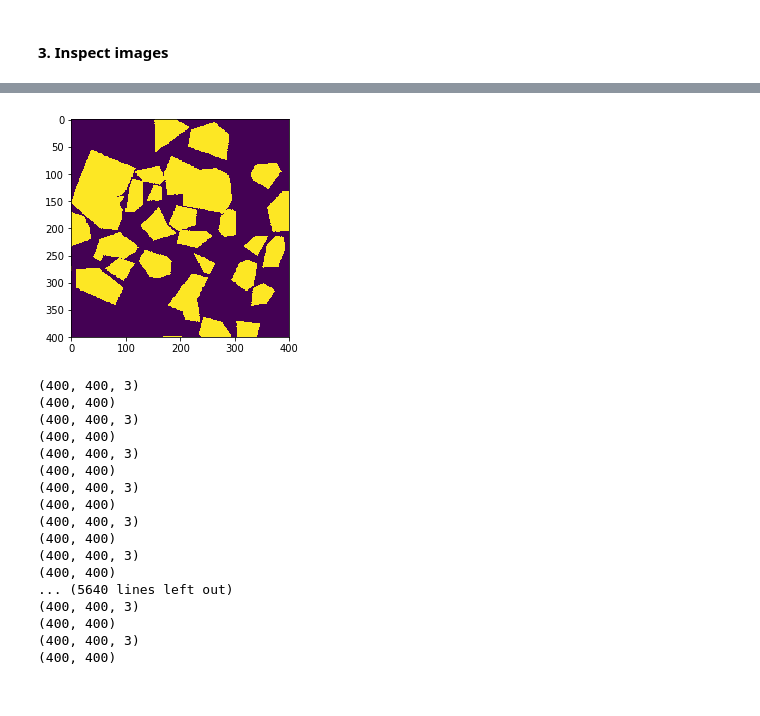
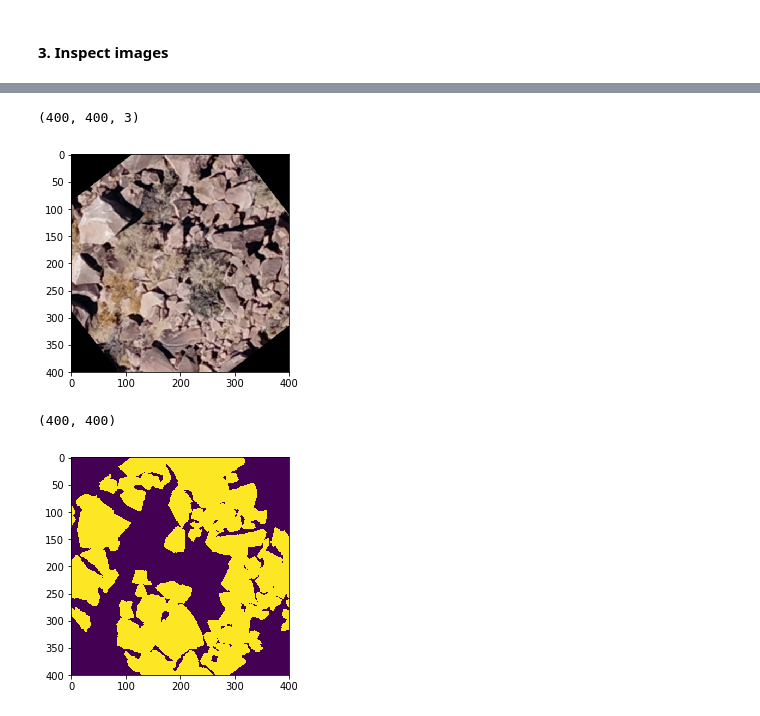
Before and after one commit to ZhiangChen/Mask_RCNN, a Jupyter notebook: samples/rocks/inspect_rocks_dataset.ipynb, the cells around one changed output, grey strips where cells are left out. Saved outputs shown, nothing was run; the diff lists cells and outputs as text; code cells hidden in the pictures.

```diff
--- a/samples/rocks/inspect_rocks_dataset.ipynb
+++ b/samples/rocks/inspect_rocks_dataset.ipynb
@@ -55,41 +55,18 @@ plt.show()
-# %%
-dataset.display_mask(0)
-# %% [output]
-[figure, removed]
 # %%
-for i in range(2828):
-    image_id = i
+image_id = 0
 
-    img = dataset.load_image(image_id)
-    print(img.shape)
-    #plt.imshow(img)
-    #plt.show()
-    if img.shape != (400,400,3):
-        print(i)
-        break
-    masks, ids = dataset.load_mask(image_id)
-    mask = masks.max(2)
-    print(mask.shape)
-    if mask.shape != (400,400):
-        print(i)
-        break
-    #plt.imshow(mask)
-    #plt.show()
+img = dataset.load_image(image_id)
+print(img.shape)
+plt.imshow(img)
+plt.show()
+
+masks, ids = dataset.load_mask(image_id)
+mask = masks.max(2)
+print(mask.shape)
+plt.imshow(mask)
+plt.show()
 # %% [output]
 (400, 400, 3)
-(400, 400)
-(400, 400, 3)
-(400, 400)
-(400, 400, 3)
-(400, 400)
-(400, 400, 3)
-(400, 400)
-(400, 400, 3)
-(400, 400)
-(400, 400, 3)
-(400, 400)
-... (5640 lines left out)
-(400, 400, 3)
-(400, 400)
-(400, 400, 3)
-(400, 400)
+[figure, added]
+(400, 400)
+[figure, added]
```
Also changed, not shown: parts of 2 cells of this notebook, 9 other files.
